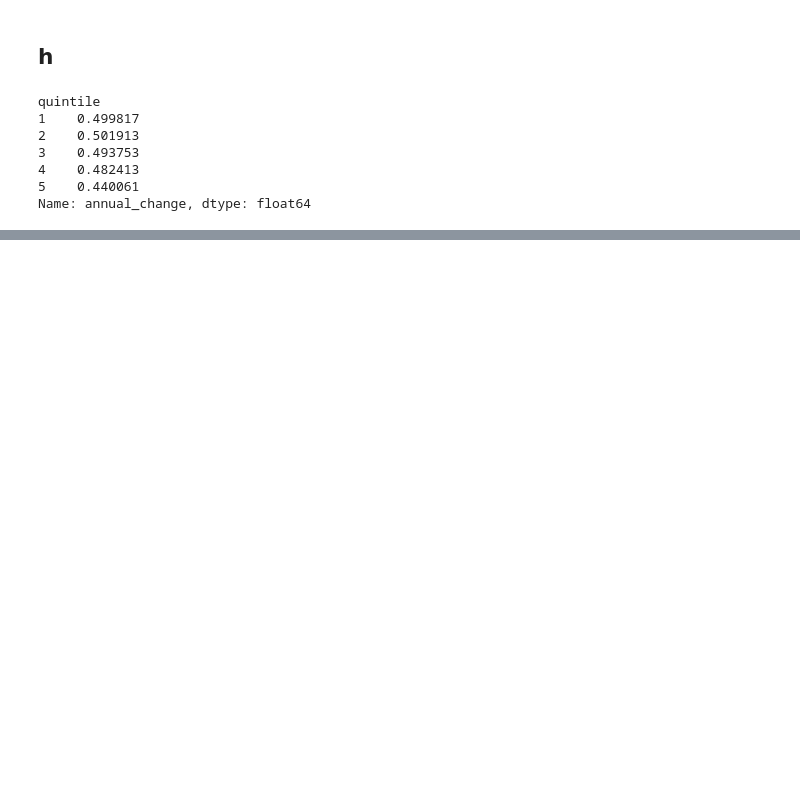
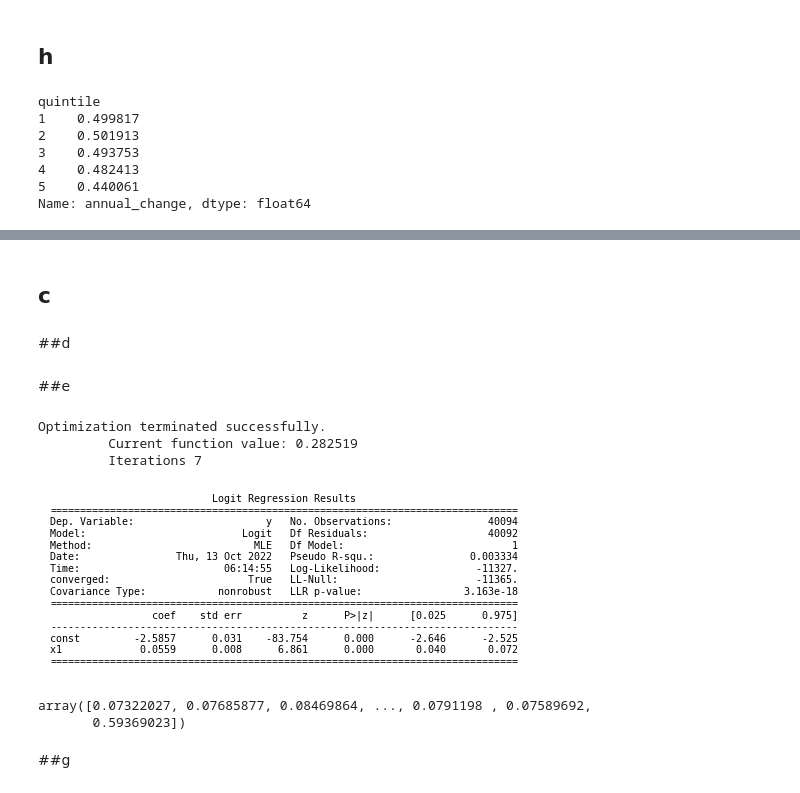
Before and after one commit to seanzhu815/415, a Jupyter notebook: 415_assignment1.ipynb, the cells around one changed output, grey strips where cells are left out. Cells and saved outputs as stored; diff of their text form; code cells hidden in the pictures; blank space fills up the shorter version.

```diff
--- a/415_assignment1.ipynb
+++ b/415_assignment1.ipynb
@@ -164,0 +126,11 @@ plot.cla()
+# %%
+import requests
+import zipfile
+import io
+import pandas as pd
+import numpy as np
+import datetime as dt
+import statsmodels.api as sm
+import math as math
+import matplotlib.pyplot as plt
+df = pd.read_csv('drive/MyDrive/hmda-2016.csv')
@@ -164,0 +139,42 @@ plot.cla()
+# %%
+dfs=df.sample(frac=0.8,replace=False,random_state=1)
+# %% [markdown]
+## c
+# %%
+dfs = dfs[(dfs['editStatus'] == " ") & (dfs['loanPurpose'] == 1) &
+          (dfs['occupancy'] == 1) & (dfs['propType'] == 1) & (dfs['income'] != "NA  ")]
+# %% [markdown]
+##d
+# %%
+dfs['originated'] = (dfs["action"] == 1).astype(int)
+dfs['denied'] = (dfs["action"] == 3).astype(int)
+dfs['lti'] = dfs['amount'].astype(float) / dfs['income'].astype(float)
+#African- American or Hispanic
+dfs['minority'] = ((dfs['appEth'] == 1) | (dfs['appRace1'] == 3)).astype(int)
+dfs['majority'] = ((dfs['appEth'] != 1) & (dfs['appRace1'] != 3)).astype(int)
+# %% [markdown]
+##e
+# %%
+x1 = sm.add_constant(np.array(dfs['lti']))
+y = np.array(dfs['denied'])
+# Estimate Logistic Regression
+resultLogit = sm.Logit(y, x1).fit()
+plt.rc('figure', figsize=(8, 3))
+plt.text(0.01, 0.05, str(resultLogit.summary()), {'fontsize': 10}, fontproperties = 'monospace')
+plt.axis('off')
+plt.tight_layout()
+plt.savefig('output1.png')
+# %% [output]
+Optimization terminated successfully.
+         Current function value: 0.282519
+         Iterations 7
+[figure, added]
+# %%
+# Calculate Prediction
+predLogit = 1 / (1 + np.exp(- np.sum(x1 * resultLogit.params, axis = 1)))
+predLogit
+# %% [output]
+array([0.07322027, 0.07685877, 0.08469864, ..., 0.0791198 , 0.07589692,
+       0.59369023])
+# %% [markdown]
+##g
```
Also changed, not shown: parts of 16 cells of this notebook.
